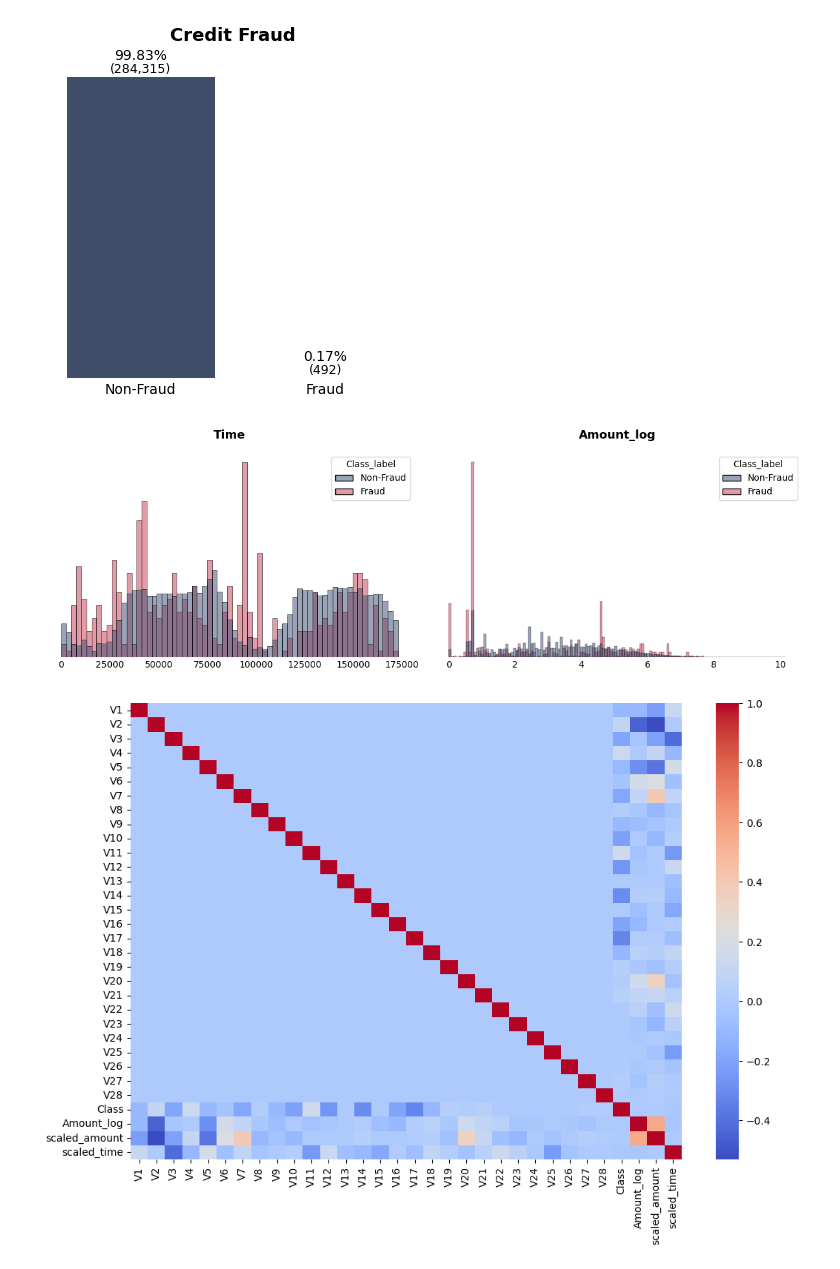
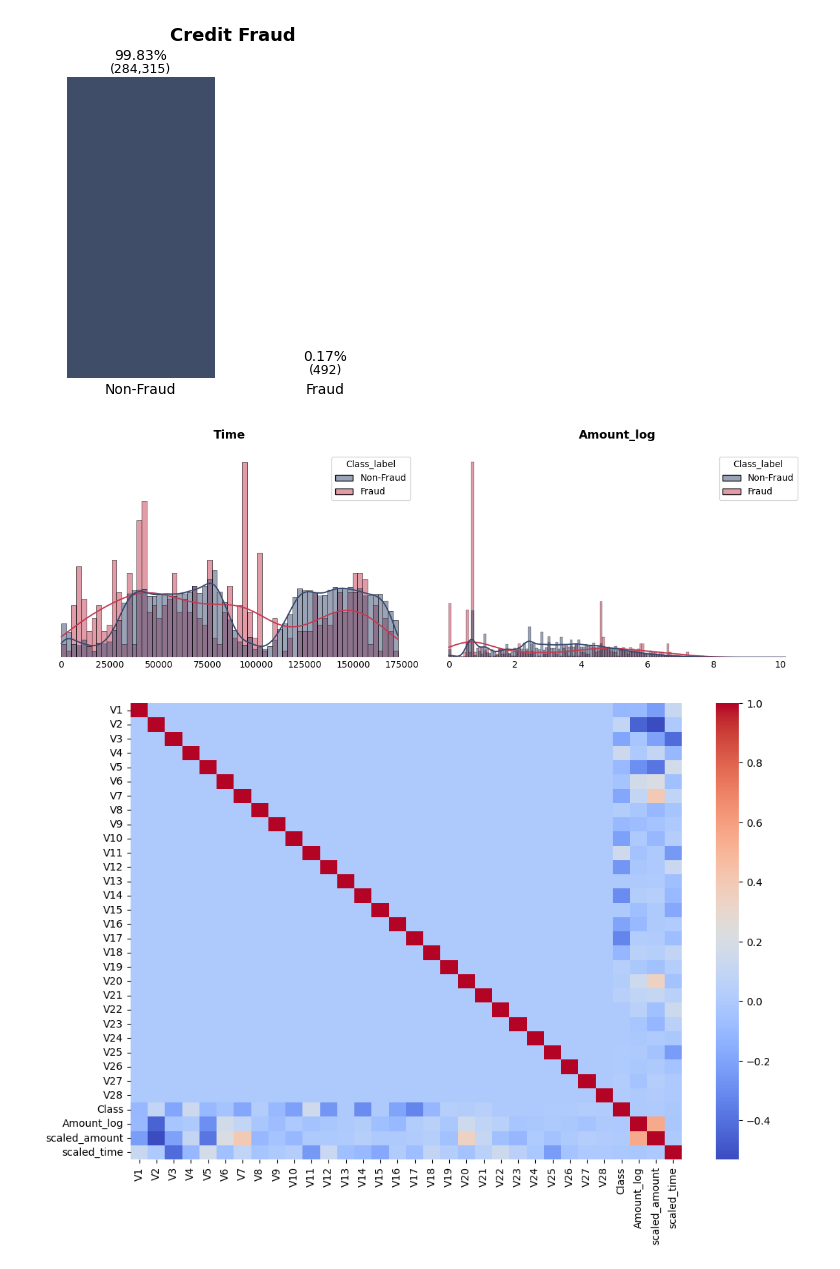
Before and after one commit to rvanguita/cedit_card_fraud_detection, a Jupyter notebook: main.ipynb, the cells around one changed output. Cells and saved outputs as stored; diff of their text form; code cells hidden in the pictures.

```diff
--- a/main.ipynb
+++ b/main.ipynb
@@ -108,20 +108,20 @@ df['Amount_log'] = np.log1p(df['Amount'])
 # %%
 visualizer = DataVisualizer(
     dataframe=df,
     figsize=(12, 4),
     # title = f'Credit Fraud'
     )
 
 visualizer.plot_feature_histograms(
     feature_cols=['Time', 'Amount_log'],
     group_col = 'Class_label',
     palette = custom_palette,
     common_norm=False,
     stat='density',
-    # kde=True,
+    kde=True,
 )
 # %% [output]
-[figure, old version]
+[figure, new version]
 # %%
 robust_scaler = RobustScaler()
 
```
Also changed, not shown: parts of 10 cells of this notebook, 2 other files.
